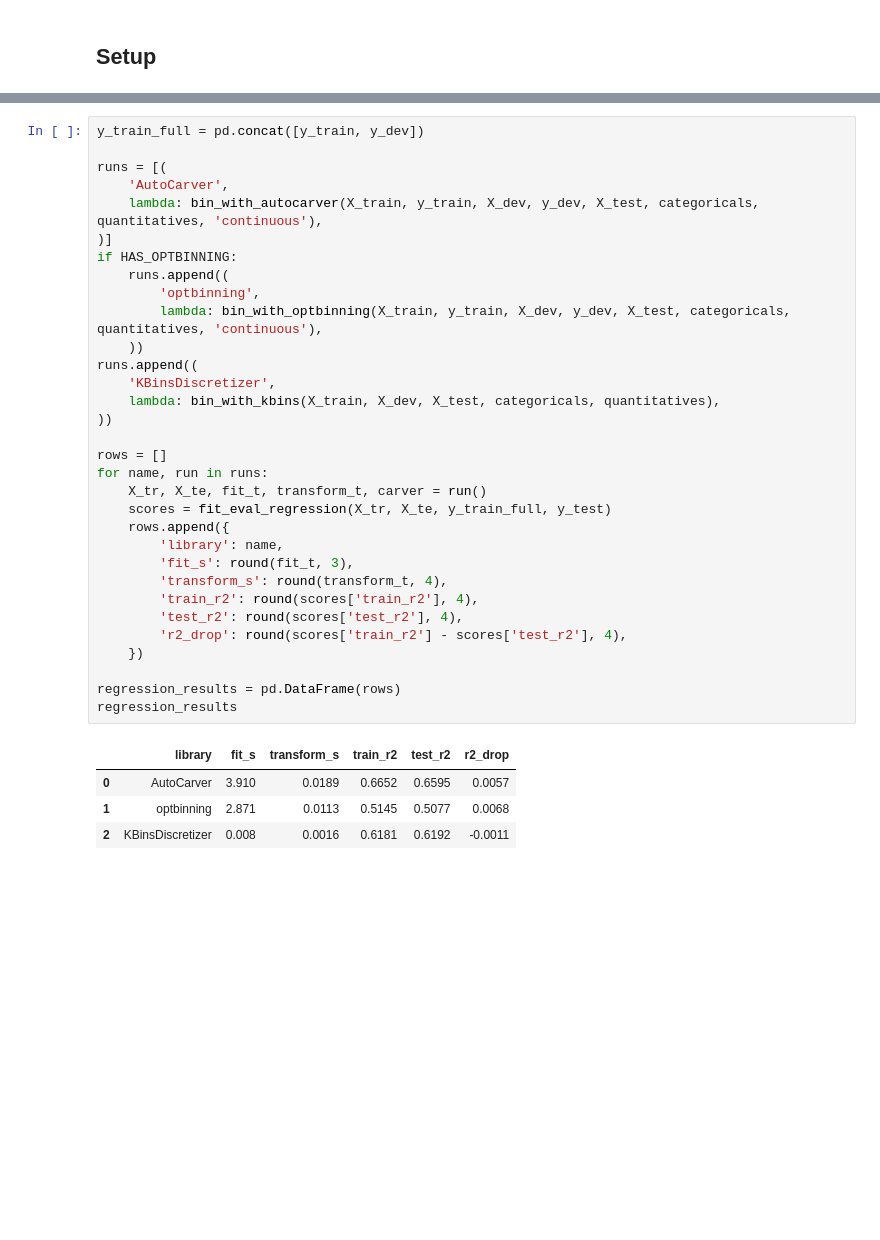
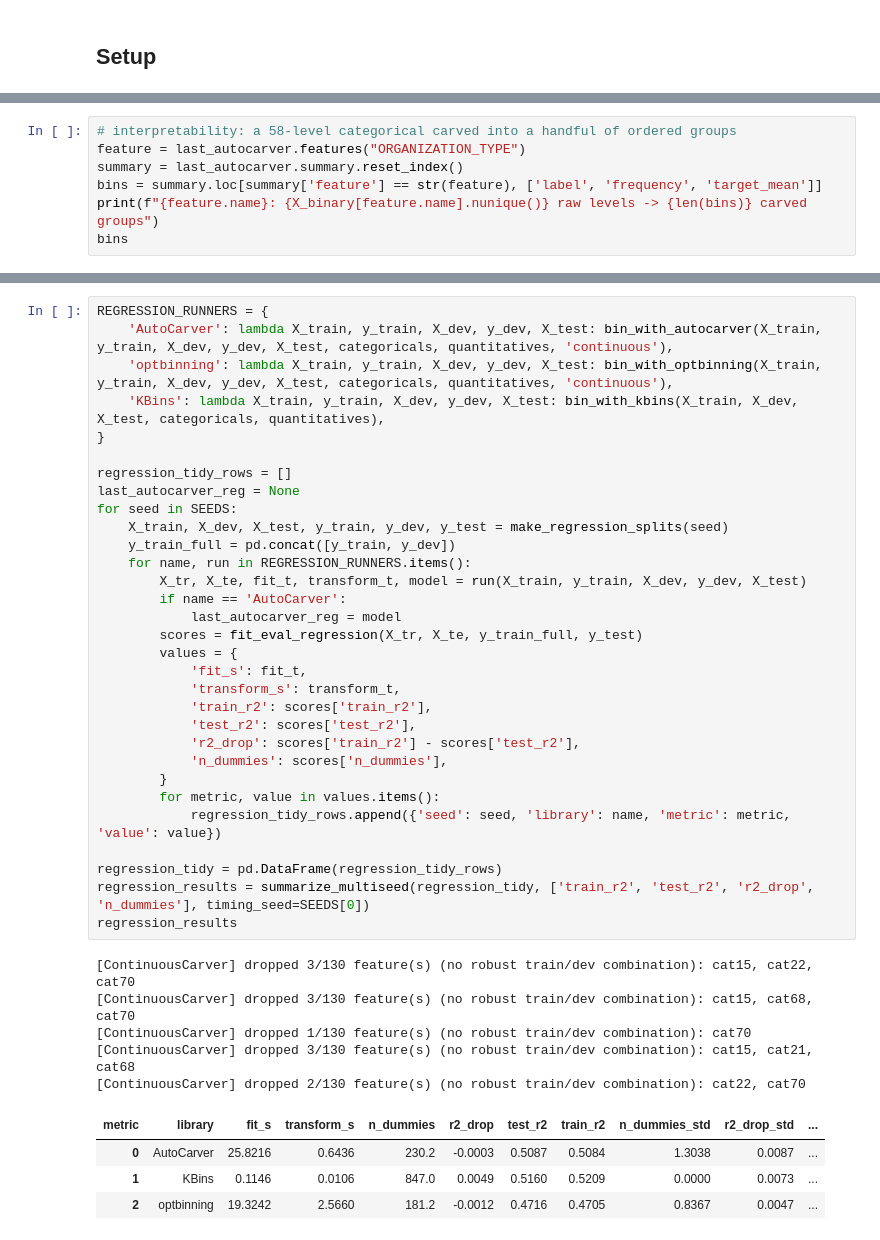
Before and after one commit to mdefrance/AutoCarver, a Jupyter notebook: docs/source/examples/Comparison/comparison_notebook.ipynb, the cells around one changed output, grey strips where cells are left out. Cells and saved outputs as stored; diff of their text form; blank space fills up the shorter version.

```diff
--- a/docs/source/examples/Comparison/comparison_notebook.ipynb
+++ b/docs/source/examples/Comparison/comparison_notebook.ipynb
@@ -230,0 +317,7 @@ WARNING: No robust combination for Numerical('num_dependents'). Consider increas
+# %%
+# interpretability: a 58-level categorical carved into a handful of ordered groups
+feature = last_autocarver.features("ORGANIZATION_TYPE")
+summary = last_autocarver.summary.reset_index()
+bins = summary.loc[summary['feature'] == str(feature), ['label', 'frequency', 'target_mean']]
+print(f"{feature.name}: {X_binary[feature.name].nunique()} raw levels -> {len(bins)} carved groups")
+bins
@@ -255,37 +386,41 @@ numericals=8 (['MedInc', 'HouseAge', 'AveRooms', 'AveBedrms', 'Population', 'Ave
 # %%
-y_train_full = pd.concat([y_train, y_dev])
+REGRESSION_RUNNERS = {
+    'AutoCarver': lambda X_train, y_train, X_dev, y_dev, X_test: bin_with_autocarver(X_train, y_train, X_dev, y_dev, X_test, categoricals, quantitatives, 'continuous'),
+    'optbinning': lambda X_train, y_train, X_dev, y_dev, X_test: bin_with_optbinning(X_train, y_train, X_dev, y_dev, X_test, categoricals, quantitatives, 'continuous'),
+    'KBins': lambda X_train, y_train, X_dev, y_dev, X_test: bin_with_kbins(X_train, X_dev, X_test, categoricals, quantitatives),
+}
 
-runs = [(
-    'AutoCarver',
-    lambda: bin_with_autocarver(X_train, y_train, X_dev, y_dev, X_test, categoricals, quantitatives, 'continuous'),
-)]
-if HAS_OPTBINNING:
-    runs.append((
-        'optbinning',
-        lambda: bin_with_optbinning(X_train, y_train, X_dev, y_dev, X_test, categoricals, quantitatives, 'continuous'),
-    ))
-runs.append((
-    'KBinsDiscretizer',
-    lambda: bin_with_kbins(X_train, X_dev, X_test, categoricals, quantitatives),
-))
+regression_tidy_rows = []
+last_autocarver_reg = None
+for seed in SEEDS:
+    X_train, X_dev, X_test, y_train, y_dev, y_test = make_regression_splits(seed)
+    y_train_full = pd.concat([y_train, y_dev])
+    for name, run in REGRESSION_RUNNERS.items():
+        X_tr, X_te, fit_t, transform_t, model = run(X_train, y_train, X_dev, y_dev, X_test)
+        if name == 'AutoCarver':
+            last_autocarver_reg = model
+        scores = fit_eval_regression(X_tr, X_te, y_train_full, y_test)
+        values = {
+            'fit_s': fit_t,
+            'transform_s': transform_t,
+            'train_r2': scores['train_r2'],
+            'test_r2': scores['test_r2'],
+            'r2_drop': scores['train_r2'] - scores['test_r2'],
+            'n_dummies': scores['n_dummies'],
+        }
+        for metric, value in values.items():
+            regression_tidy_rows.append({'seed': seed, 'library': name, 'metric': metric, 'value': value})
 
-rows = []
-for name, run in runs:
-    X_tr, X_te, fit_t, transform_t, carver = run()
-    scores = fit_eval_regression(X_tr, X_te, y_train_full, y_test)
-    rows.append({
-        'library': name,
-        'fit_s': round(fit_t, 3),
-        'transform_s': round(transform_t, 4),
-        'train_r2': round(scores['train_r2'], 4),
-        'test_r2': round(scores['test_r2'], 4),
-        'r2_drop': round(scores['train_r2'] - scores['test_r2'], 4),
-    })
-
-regression_results = pd.DataFrame(rows)
+regression_tidy = pd.DataFrame(regression_tidy_rows)
+regression_results = summarize_multiseed(regression_tidy, ['train_r2', 'test_r2', 'r2_drop', 'n_dummies'], timing_seed=SEEDS[0])
 regression_results
 # %% [output]
+[ContinuousCarver] dropped 3/130 feature(s) (no robust train/dev combination): cat15, cat22, cat70
+[ContinuousCarver] dropped 3/130 feature(s) (no robust train/dev combination): cat15, cat68, cat70
+[ContinuousCarver] dropped 1/130 feature(s) (no robust train/dev combination): cat70
+[ContinuousCarver] dropped 3/130 feature(s) (no robust train/dev combination): cat15, cat21, cat68
+[ContinuousCarver] dropped 2/130 feature(s) (no robust train/dev combination): cat22, cat70
-|  | library | fit_s | transform_s | train_r2 | test_r2 | r2_drop |
-| 0 | AutoCarver | 3.910 | 0.0189 | 0.6652 | 0.6595 | 0.0057 |
-| 1 | optbinning | 2.871 | 0.0113 | 0.5145 | 0.5077 | 0.0068 |
-| 2 | KBinsDiscretizer | 0.008 | 0.0016 | 0.6181 | 0.6192 | -0.0011 |
+| metric | library | fit_s | transform_s | n_dummies | r2_drop | test_r2 | train_r2 | n_dummies_std | r2_drop_std | ... |
+| 0 | AutoCarver | 25.8216 | 0.6436 | 230.2 | -0.0003 | 0.5087 | 0.5084 | 1.3038 | 0.0087 | ... |
+| 1 | KBins | 0.1146 | 0.0106 | 847.0 | 0.0049 | 0.5160 | 0.5209 | 0.0000 | 0.0073 | ... |
+| 2 | optbinning | 19.3242 | 2.5660 | 181.2 | -0.0012 | 0.4716 | 0.4705 | 0.8367 | 0.0047 | ... |
```
Also changed, not shown: parts of 25 cells of this notebook, 2 other files.
